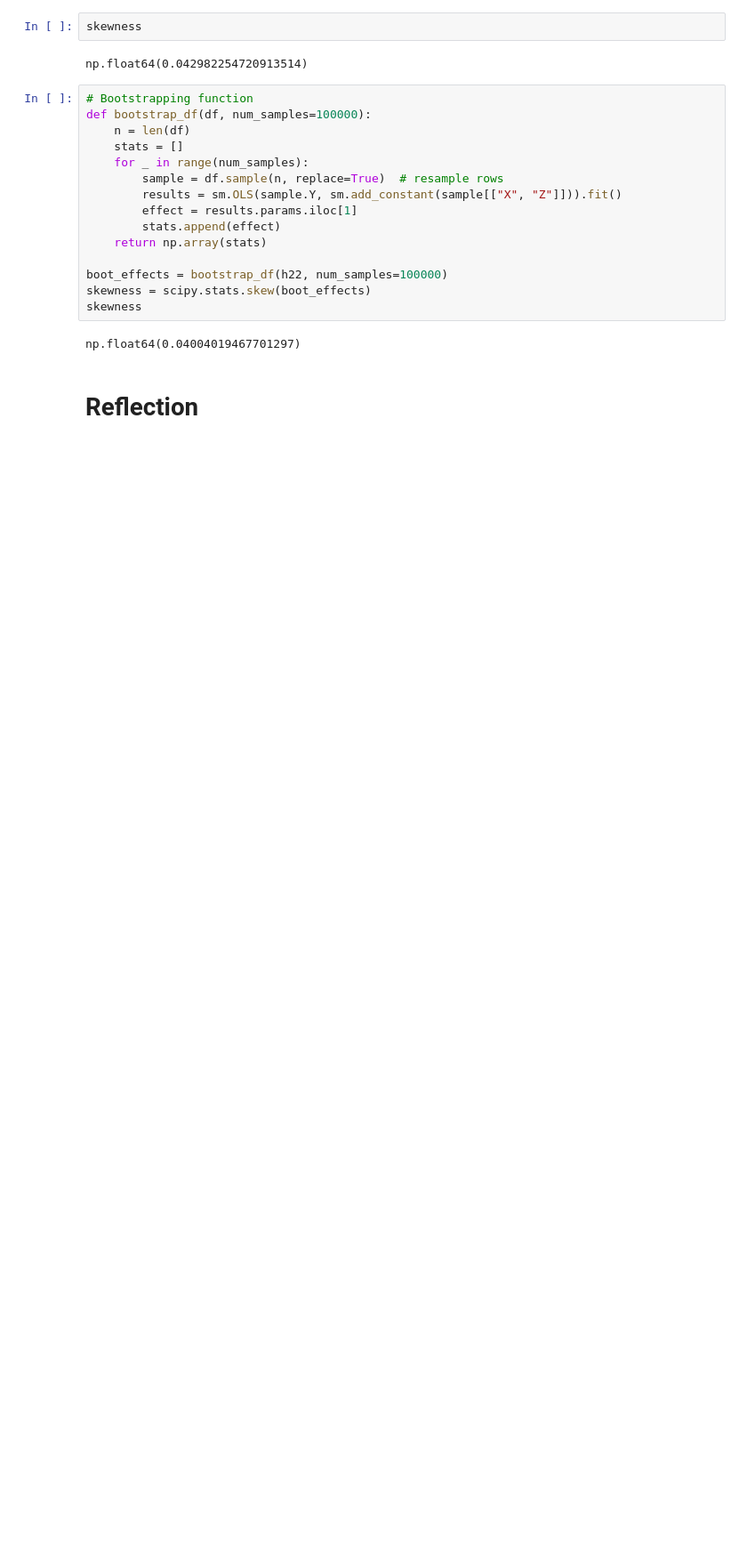
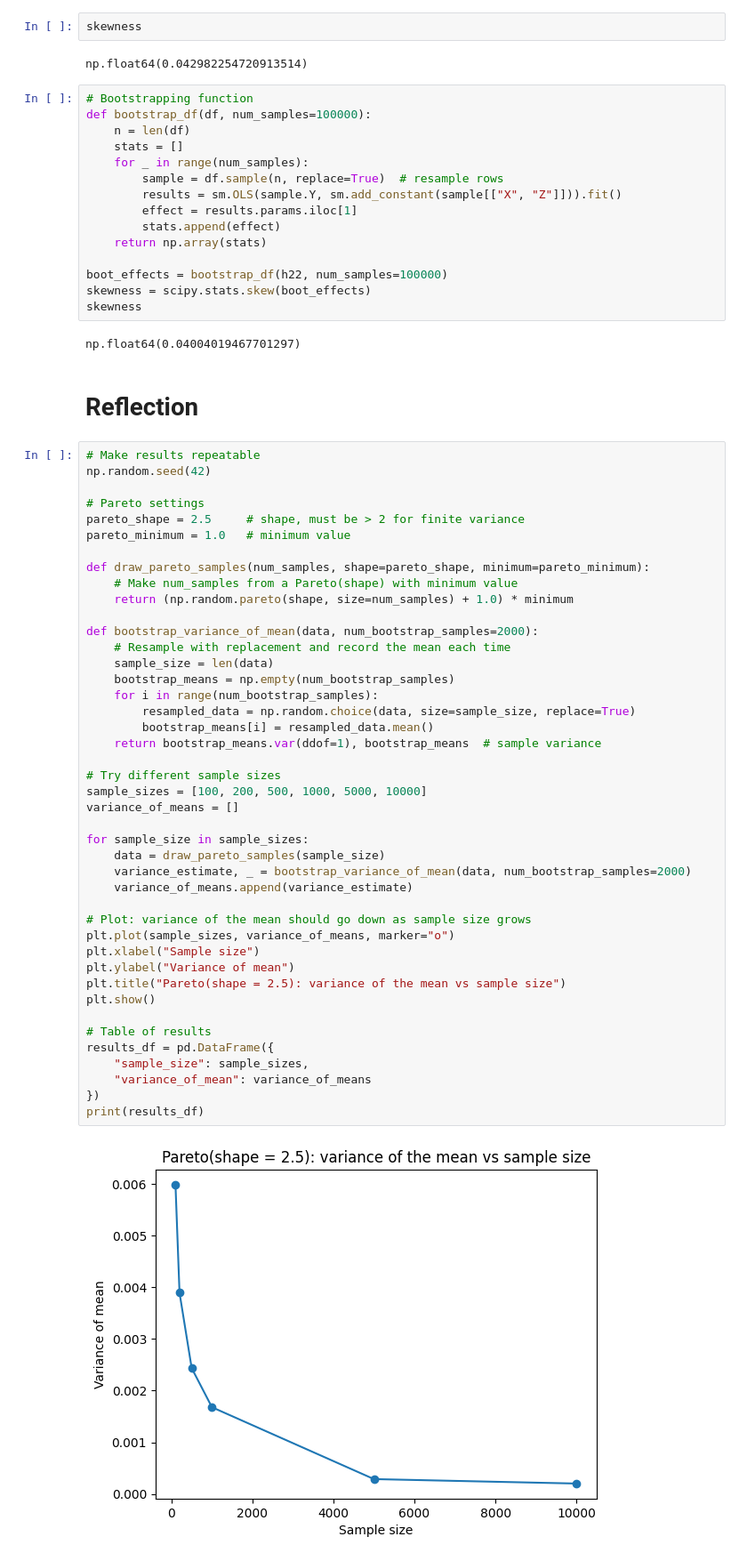
Before and after one commit to cdc18b/dxstats, a Jupyter notebook: quiz2.ipynb, the cells around one changed output. Shown: that part at 89% size. Saved outputs shown, nothing was run; the diff lists cells and outputs as text; blank space fills up the shorter version.

```diff
--- a/quiz2.ipynb
+++ b/quiz2.ipynb
@@ -175,3 +175,48 @@ skewness
 np.float64(0.04004019467701297)
 # %% [markdown]
 # Reflection
+# %%
+# Make results repeatable
+np.random.seed(42)
+
+# Pareto settings
+pareto_shape = 2.5     # shape, must be > 2 for finite variance
+pareto_minimum = 1.0   # minimum value
+
+def draw_pareto_samples(num_samples, shape=pareto_shape, minimum=pareto_minimum):
+    # Make num_samples from a Pareto(shape) with minimum value
+    return (np.random.pareto(shape, size=num_samples) + 1.0) * minimum
+
+def bootstrap_variance_of_mean(data, num_bootstrap_samples=2000):
+    # Resample with replacement and record the mean each time
+    sample_size = len(data)
+    bootstrap_means = np.empty(num_bootstrap_samples)
+    for i in range(num_bootstrap_samples):
+        resampled_data = np.random.choice(data, size=sample_size, replace=True)
+        bootstrap_means[i] = resampled_data.mean()
+    return bootstrap_means.var(ddof=1), bootstrap_means  # sample variance
+
+# Try different sample sizes
+sample_sizes = [100, 200, 500, 1000, 5000, 10000]
+variance_of_means = []
+
+for sample_size in sample_sizes:
+    data = draw_pareto_samples(sample_size)
+    variance_estimate, _ = bootstrap_variance_of_mean(data, num_bootstrap_samples=2000)
+    variance_of_means.append(variance_estimate)
+
+# Plot: variance of the mean should go down as sample size grows
+plt.plot(sample_sizes, variance_of_means, marker="o")
+plt.xlabel("Sample size")
+plt.ylabel("Variance of mean")
+plt.title("Pareto(shape = 2.5): variance of the mean vs sample size")
+plt.show()
+
+# Table of results
+results_df = pd.DataFrame({
+    "sample_size": sample_sizes,
+    "variance_of_mean": variance_of_means
+})
+print(results_df)
+# %% [output]
+[figure, added]
```
Also changed, not shown: parts of 1 cell of this notebook.
